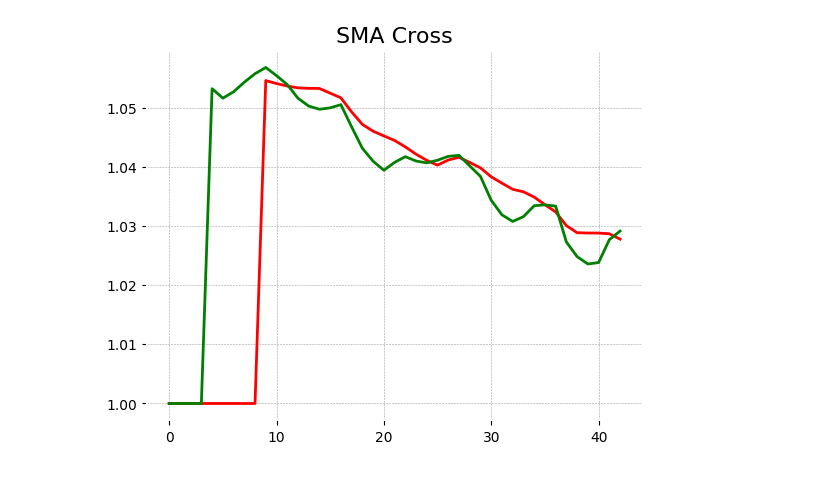
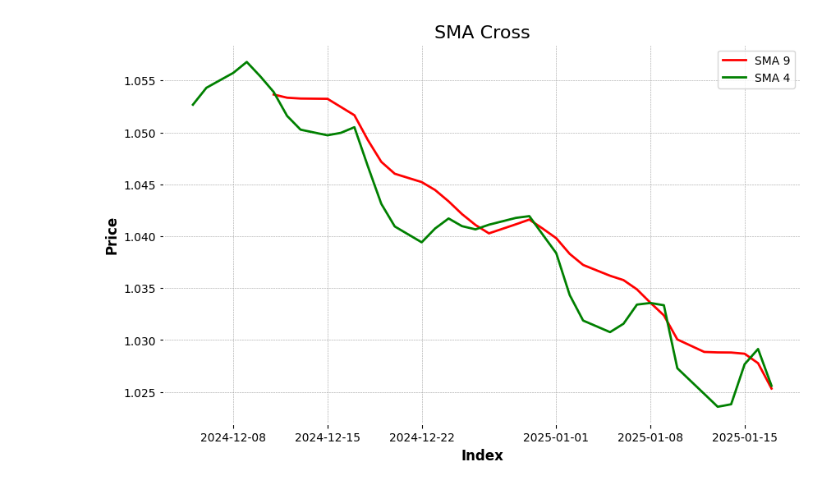
Before and after one commit to harsnyi/FXpilot., a Jupyter notebook: fx_screen/notebooks/1.ipynb, the cells around one changed output. Saved outputs shown, nothing was run; the diff lists cells and outputs as text; code cells hidden in the pictures.

```diff
--- a/fx_screen/notebooks/1.ipynb
+++ b/fx_screen/notebooks/1.ipynb
@@ -23,11 +24,7 @@ historical_data.set_index('date', inplace=True)
 historical_data.rename(columns={'o': 'Open', 'h': 'High', 'l': 'Low', 'c': 'Close'}, inplace=True)
 # %%
 def calculate_SMA(data: pd.DataFrame, length: int = 9):
-    close_price = data["Close"].to_list()
-    sma_list = [1] * length
-    for i in range(length, len(close_price)):
-        start = i - length
-        point = sum(close_price[start:i]) / length
-        sma_list.append(point)
-    return sma_list
+    sma_series = data["Close"].rolling(window=length, min_periods=1).mean()
+    sma_series[:length] = np.nan
+    return sma_series
 # %%
@@ -47,15 +55,28 @@ mpf.plot(historical_data, type='candle', style='charles', title=f"{ticker} {dept
 # %%
 sma9 = calculate_SMA(historical_data)
 sma4 = calculate_SMA(historical_data, length=4)
+# %%
+data = pd.DataFrame({
+    'sma9': sma9,
+    'sma4': sma4
+})
 # %%
-plt.plot(sma9, linestyle='-', color='r')
-plt.plot(sma4, linestyle='-', color='g')
+# Plot using Seaborn's lineplot
+plt.figure(figsize=(10,6))
+sns.lineplot(data=data, x=data.index, y='sma9', label='SMA 9', color='r')
+sns.lineplot(data=data, x=data.index, y='sma4', label='SMA 4', color='g')
+#sns.lineplot(data=historical_data, x=data.index, y='Close', label='Close', color='b')
 
 # Add labels and title
 plt.title('SMA Cross', fontsize=16)
+plt.xlabel('Index', fontsize=12)
+plt.ylabel('Price', fontsize=12)
+
+# Add grid for better readability
+plt.grid(True)
 
 # Show the plot
-plt.grid(True)  # Add grid for better readability
+plt.legend()
 plt.show()
 # %% [output]
-[figure, old version]
+[figure, new version]
```
Also changed, not shown: parts of 6 cells of this notebook, 2 other files.
